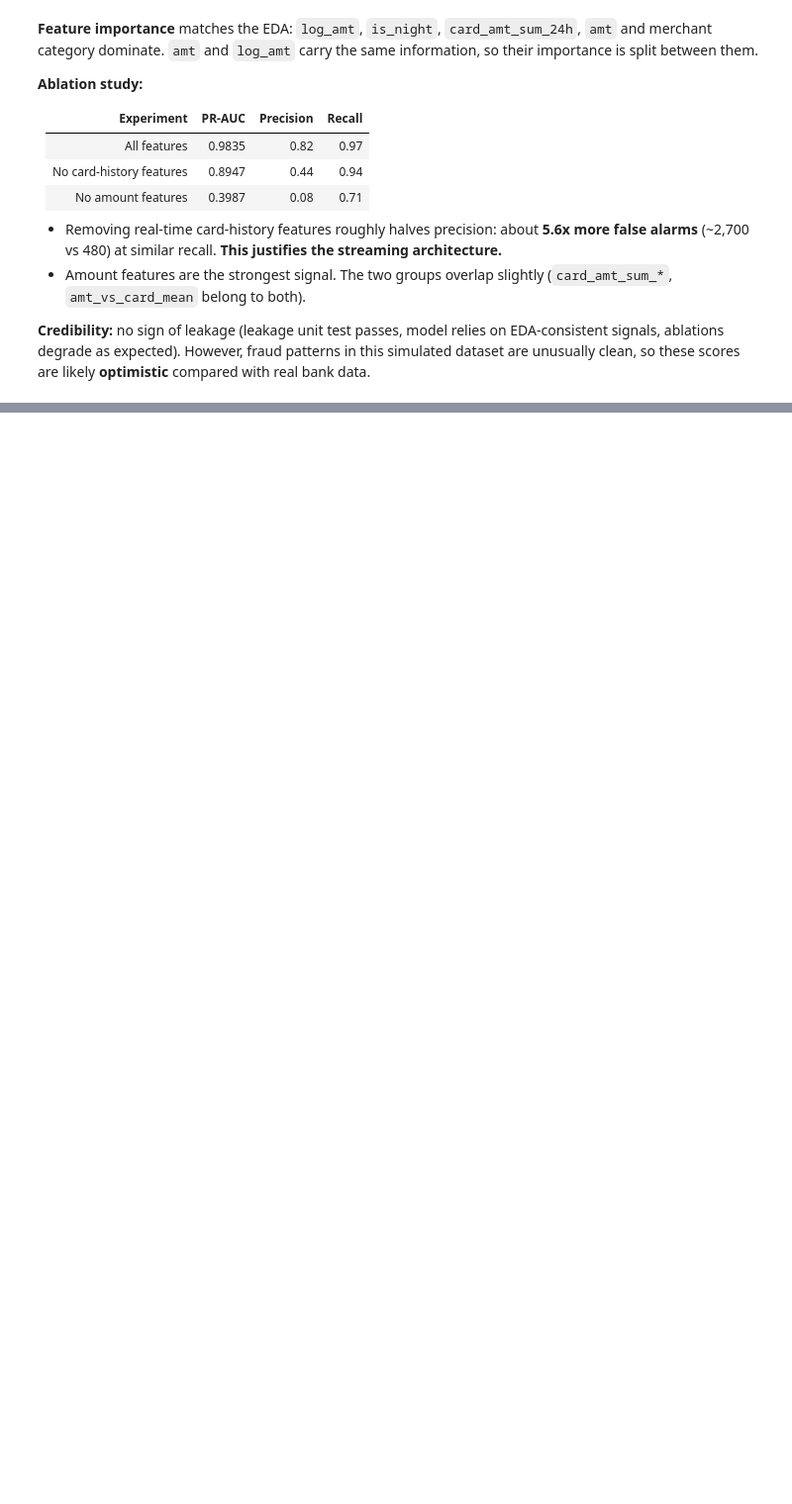
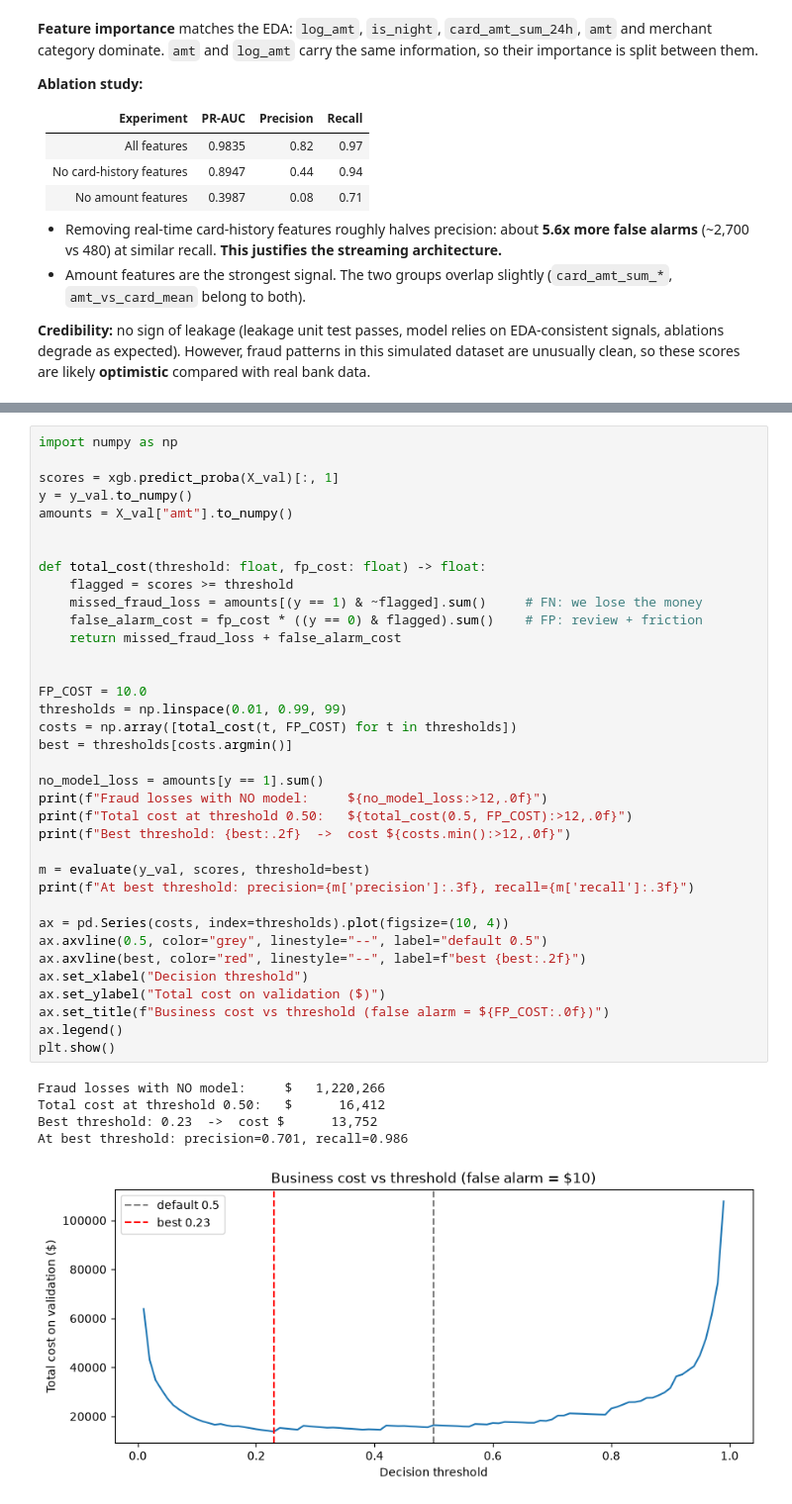
Before and after one commit to Mazadul4x4/Fraud-Detection-Streaming, a Jupyter notebook: notebooks/02_model_experiments.ipynb, the cells around one changed output, grey strips where cells are left out. Shown at 99% size. Saved outputs shown, nothing was run; the diff lists cells and outputs as text; blank space fills up the shorter version.

Commit message:
feat: cost-based threshold selection and Phase 2 summary

```diff
--- a/notebooks/02_model_experiments.ipynb
+++ b/notebooks/02_model_experiments.ipynb
@@ -152,0 +173,42 @@ Training: undersampling + SMOTE-Tomek
+# %%
+import numpy as np
+
+scores = xgb.predict_proba(X_val)[:, 1]
+y = y_val.to_numpy()
+amounts = X_val["amt"].to_numpy()
+
+
+def total_cost(threshold: float, fp_cost: float) -> float:
+    flagged = scores >= threshold
+    missed_fraud_loss = amounts[(y == 1) & ~flagged].sum()     # FN: we lose the money
+    false_alarm_cost = fp_cost * ((y == 0) & flagged).sum()    # FP: review + friction
+    return missed_fraud_loss + false_alarm_cost
+
+
+FP_COST = 10.0
+thresholds = np.linspace(0.01, 0.99, 99)
+costs = np.array([total_cost(t, FP_COST) for t in thresholds])
+best = thresholds[costs.argmin()]
+
+no_model_loss = amounts[y == 1].sum()
+print(f"Fraud losses with NO model:     ${no_model_loss:>12,.0f}")
+print(f"Total cost at threshold 0.50:   ${total_cost(0.5, FP_COST):>12,.0f}")
+print(f"Best threshold: {best:.2f}  ->  cost ${costs.min():>12,.0f}")
+
+m = evaluate(y_val, scores, threshold=best)
+print(f"At best threshold: precision={m['precision']:.3f}, recall={m['recall']:.3f}")
+
+ax = pd.Series(costs, index=thresholds).plot(figsize=(10, 4))
+ax.axvline(0.5, color="grey", linestyle="--", label="default 0.5")
+ax.axvline(best, color="red", linestyle="--", label=f"best {best:.2f}")
+ax.set_xlabel("Decision threshold")
+ax.set_ylabel("Total cost on validation ($)")
+ax.set_title(f"Business cost vs threshold (false alarm = ${FP_COST:.0f})")
+ax.legend()
+plt.show()
+# %% [output]
+Fraud losses with NO model:     $   1,220,266
+Total cost at threshold 0.50:   $      16,412
+Best threshold: 0.23  ->  cost $      13,752
+At best threshold: precision=0.701, recall=0.986
+[figure, added]
```
Also changed, not shown: parts of 4 cells of this notebook.
